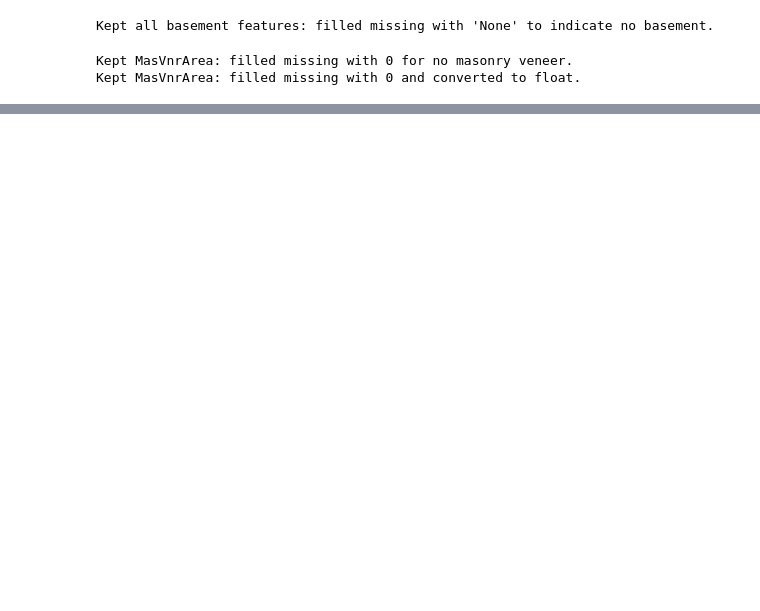
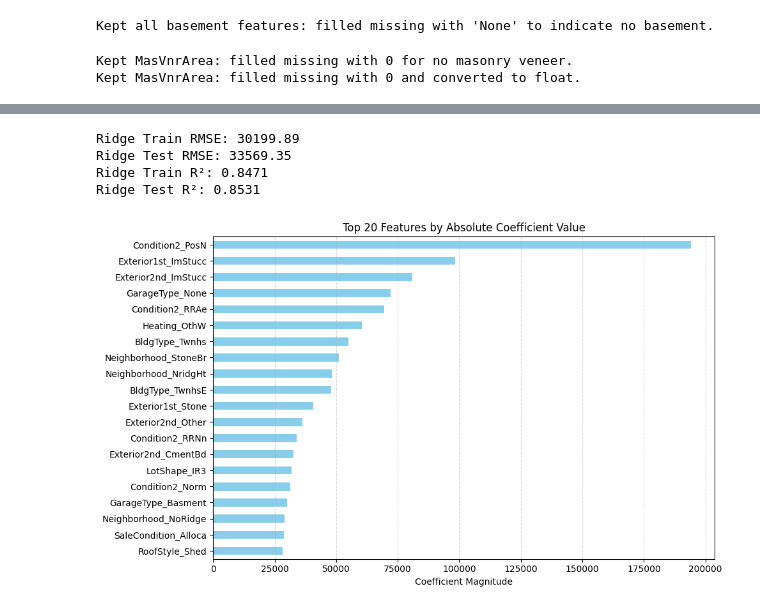
Before and after one commit to RaghavAgarwal-01/house-price-prediction, a Jupyter notebook: notebooks/eda.ipynb, the cells around one changed output, grey strips where cells are left out. Drawn from its saved outputs; the diff is of its cells as text; code cells hidden in the pictures; blank space fills up the shorter version.

```diff
--- a/notebooks/eda.ipynb
+++ b/notebooks/eda.ipynb
@@ -249,0 +391,42 @@ Index([], dtype='object')
+# %%
+from sklearn.linear_model import Ridge
+from sklearn.metrics import mean_squared_error, r2_score
+
+ridge = Ridge(alpha=100)  # try alpha=1, 10, 100 to see impact
+ridge.fit(X_train, y_train)
+
+y_train_pred = ridge.predict(X_train)
+y_test_pred = ridge.predict(X_test)
+
+train_rmse = mean_squared_error(y_train, y_train_pred, squared=False)
+test_rmse = mean_squared_error(y_test, y_test_pred, squared=False)
+
+train_r2 = r2_score(y_train, y_train_pred)
+test_r2 = r2_score(y_test, y_test_pred)
+
+print(f"Ridge Train RMSE: {train_rmse:.2f}")
+print(f"Ridge Test RMSE: {test_rmse:.2f}")
+print(f"Ridge Train R²: {train_r2:.4f}")
+print(f"Ridge Test R²: {test_r2:.4f}")
+# %% [output]
+Ridge Train RMSE: 30199.89
+Ridge Test RMSE: 33569.35
+Ridge Train R²: 0.8471
+Ridge Test R²: 0.8531
+# %%
+import matplotlib.pyplot as plt
+
+# Sort by absolute value, pick top 20
+top_features = coef.abs().sort_values(ascending=False).head(20)
+
+# Plot
+plt.figure(figsize=(10, 6))
+top_features.plot(kind="barh", color="skyblue")
+plt.title("Top 20 Features by Absolute Coefficient Value")
+plt.xlabel("Coefficient Magnitude")
+plt.gca().invert_yaxis()
+plt.grid(True, axis='x', linestyle='--', alpha=0.5)
+plt.tight_layout()
+plt.show()
+# %% [output]
+[figure, added]
```
Also changed, not shown: parts of 23 cells of this notebook.
